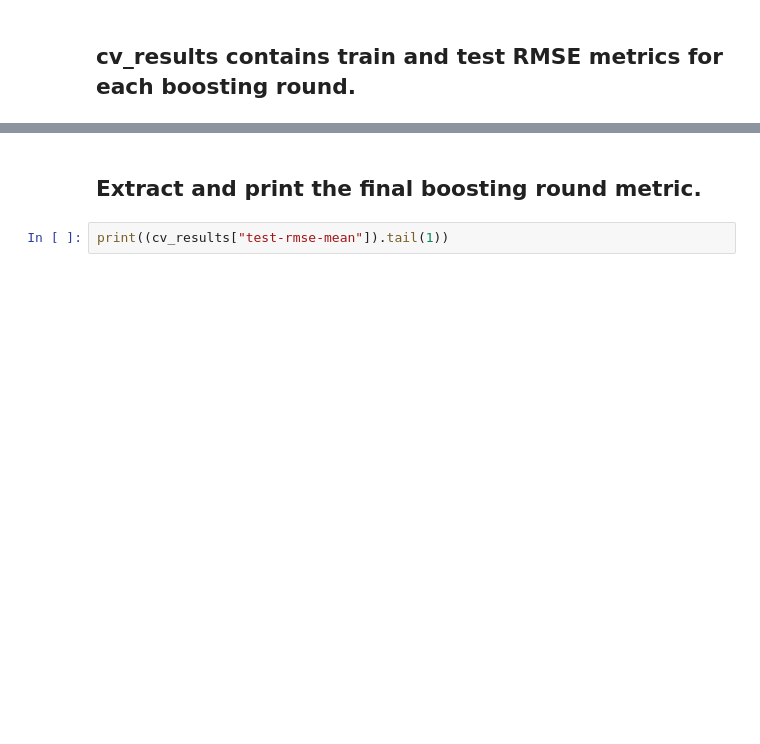
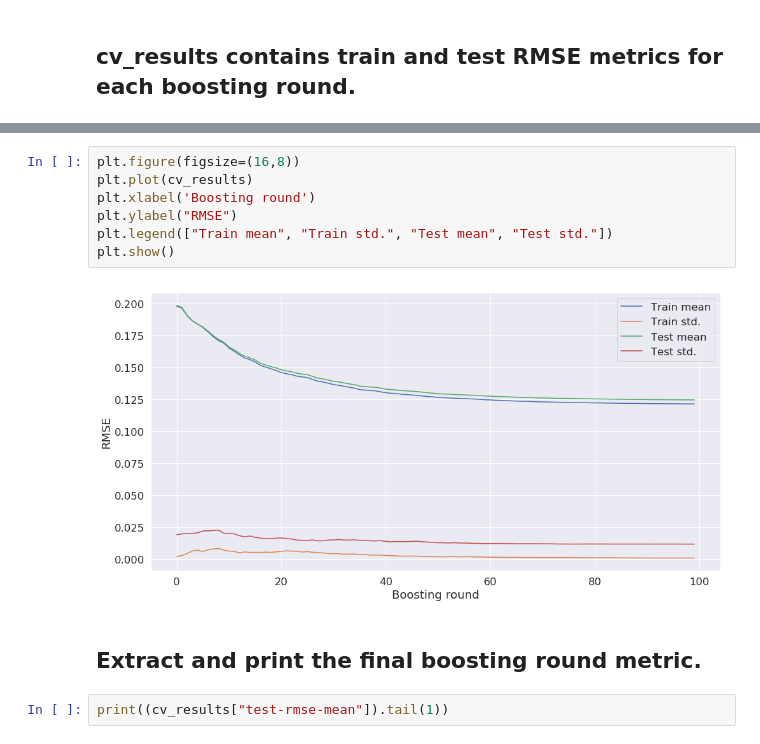
Before and after one commit to kairosart/factors, a Jupyter notebook: XGBoost.ipynb, the cells around one changed output, grey strips where cells are left out. Saved outputs shown, nothing was run; the diff lists cells and outputs as text; blank space fills up the shorter version.

```diff
--- a/XGBoost.ipynb
+++ b/XGBoost.ipynb
@@ -199,3 +166,12 @@ cv_results.head()
+# %%
+plt.figure(figsize=(16,8))
+plt.plot(cv_results)
+plt.xlabel('Boosting round')
+plt.ylabel("RMSE")
+plt.legend(["Train mean", "Train std.", "Test mean", "Test std."])
+plt.show()
+# %% [output]
+[figure, added]
 # %% [markdown]
 ## Extract and print the final boosting round metric.
 # %%
```
Also changed, not shown: parts of 28 cells of this notebook.
